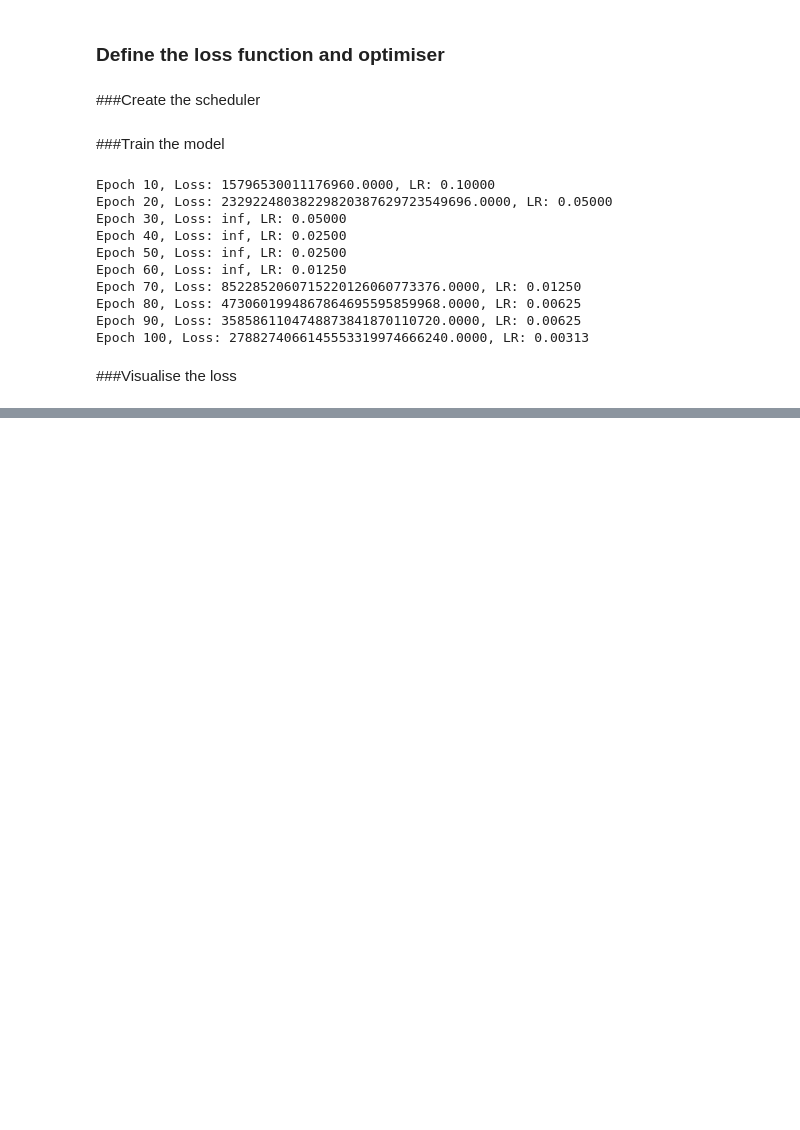
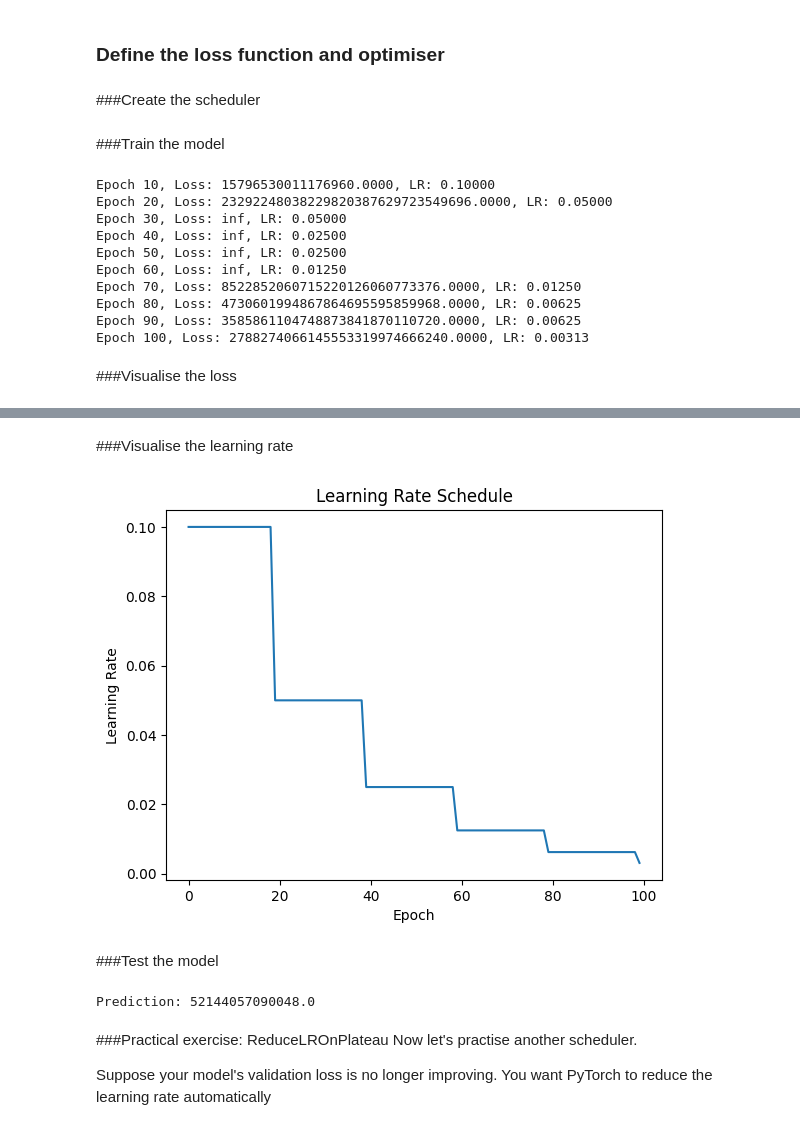
Before and after one commit to Innocent-Tim/learning_pytorch, a Jupyter notebook: learning_pytorch.ipynb, the cells around one changed output, grey strips where cells are left out. Cells and saved outputs as stored; diff of their text form; code cells hidden in the pictures; blank space fills up the shorter version.

Commit message:
Scheduler 2

```diff
--- a/learning_pytorch.ipynb
+++ b/learning_pytorch.ipynb
@@ -1002,0 +1013,31 @@ Epoch 100, Loss: 2788274066145553319974666240.0000, LR: 0.00313
+# %% [markdown]
+###Visualise the learning rate
+# %%
+plt.plot(lr_history)
+
+plt.xlabel("Epoch")
+plt.ylabel("Learning Rate")
+plt.title("Learning Rate Schedule")
+
+plt.show()
+# %% [output]
+[figure, added]
+# %% [markdown]
+###Test the model
+# %%
+model.eval()
+
+with torch.no_grad():
+
+    test_input = torch.tensor([[7.0]])
+
+    prediction = model(test_input)
+
+    print("Prediction:", prediction.item())
+# %% [output]
+Prediction: 52144057090048.0
+# %% [markdown]
+###Practical exercise: ReduceLROnPlateau
+Now let's practise another scheduler.
+
+Suppose your model's validation loss is no longer improving. You want PyTorch to reduce the learning rate automatically
```
Also changed, not shown: parts of 2 cells of this notebook.
